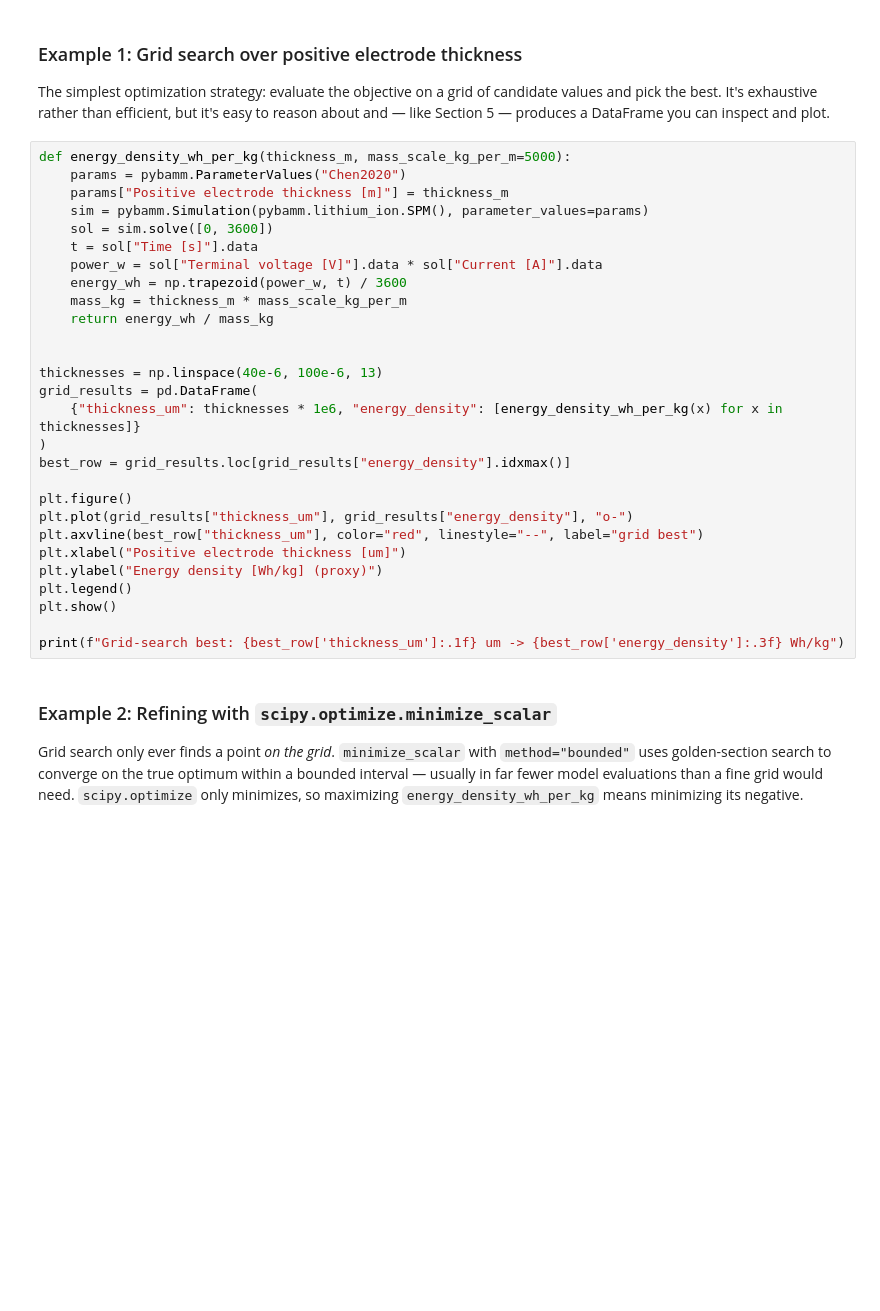
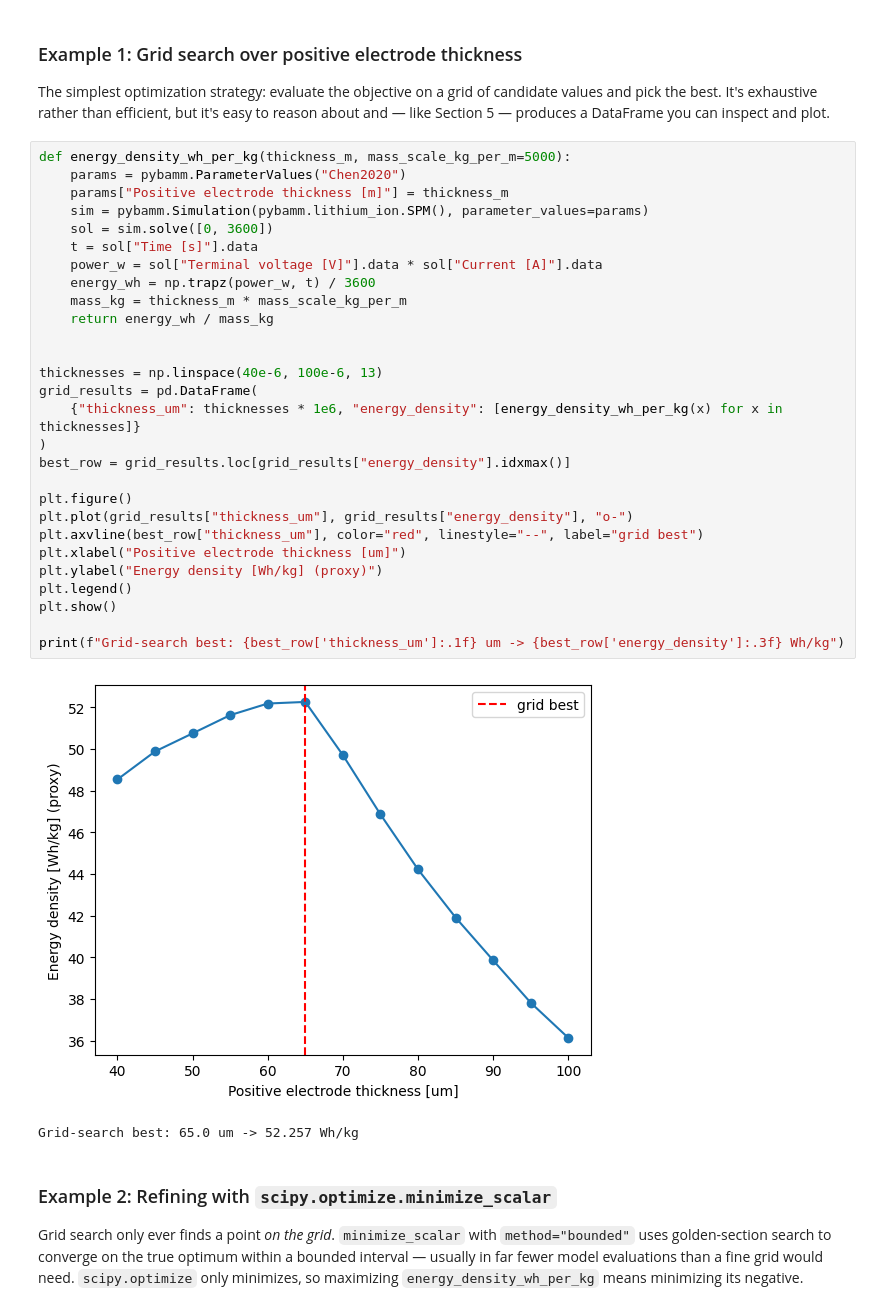
Before and after one commit to tu13e/PyBaMM, a Jupyter notebook: docs/source/examples/notebooks/PyBaMM for Battery Engineers - Lecture.ipynb, the cells around one changed output. Saved outputs shown, nothing was run; the diff lists cells and outputs as text; blank space fills up the shorter version.

```diff
--- a/docs/source/examples/notebooks/PyBaMM for Battery Engineers - Lecture.ipynb
+++ b/docs/source/examples/notebooks/PyBaMM for Battery Engineers - Lecture.ipynb
@@ -522,31 +564,34 @@ reason about and — like Section 5 — produces a DataFrame you can inspect and
 # %%
 def energy_density_wh_per_kg(thickness_m, mass_scale_kg_per_m=5000):
     params = pybamm.ParameterValues("Chen2020")
     params["Positive electrode thickness [m]"] = thickness_m
     sim = pybamm.Simulation(pybamm.lithium_ion.SPM(), parameter_values=params)
     sol = sim.solve([0, 3600])
     t = sol["Time [s]"].data
     power_w = sol["Terminal voltage [V]"].data * sol["Current [A]"].data
-    energy_wh = np.trapezoid(power_w, t) / 3600
+    energy_wh = np.trapz(power_w, t) / 3600
     mass_kg = thickness_m * mass_scale_kg_per_m
     return energy_wh / mass_kg
 
 
 thicknesses = np.linspace(40e-6, 100e-6, 13)
 grid_results = pd.DataFrame(
     {"thickness_um": thicknesses * 1e6, "energy_density": [energy_density_wh_per_kg(x) for x in thicknesses]}
 )
 best_row = grid_results.loc[grid_results["energy_density"].idxmax()]
 
 plt.figure()
 plt.plot(grid_results["thickness_um"], grid_results["energy_density"], "o-")
 plt.axvline(best_row["thickness_um"], color="red", linestyle="--", label="grid best")
 plt.xlabel("Positive electrode thickness [um]")
 plt.ylabel("Energy density [Wh/kg] (proxy)")
 plt.legend()
 plt.show()
 
 print(f"Grid-search best: {best_row['thickness_um']:.1f} um -> {best_row['energy_density']:.3f} Wh/kg")
+# %% [output]
+[figure, added]
+Grid-search best: 65.0 um -> 52.257 Wh/kg
 # %% [markdown]
 ### Example 2: Refining with `scipy.optimize.minimize_scalar`
 
```
Also changed, not shown: parts of 35 cells of this notebook, 4 other files.
